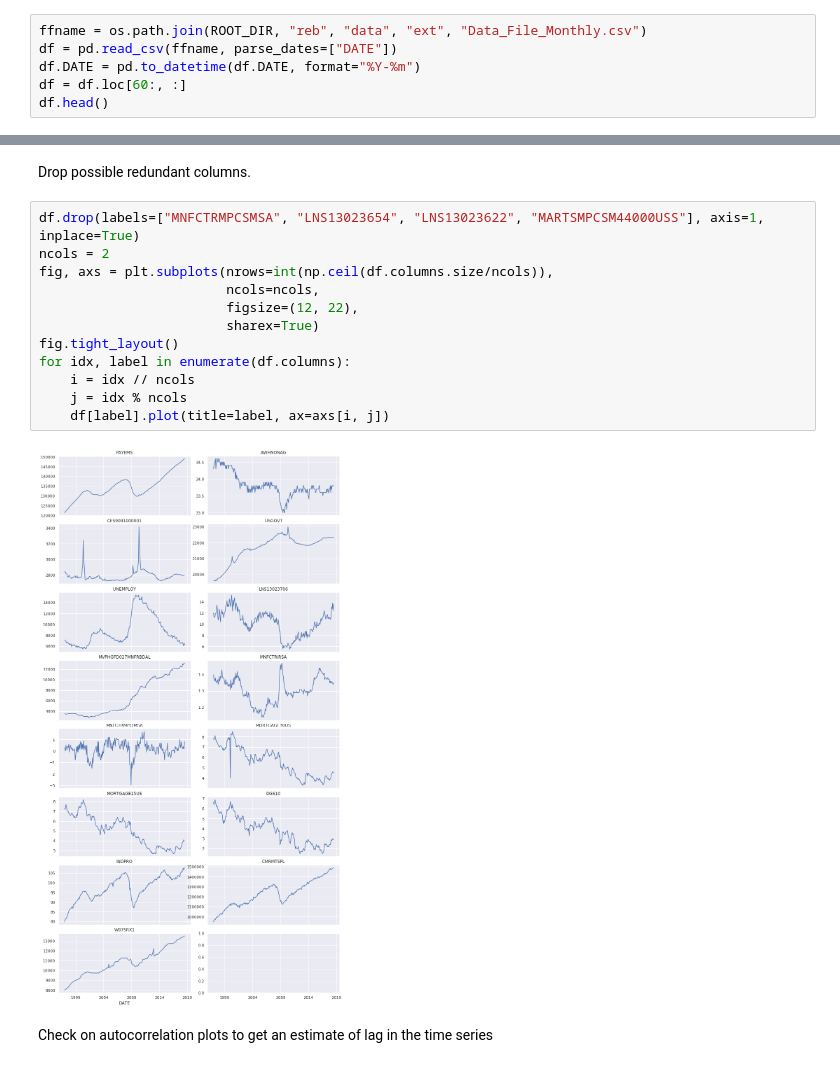
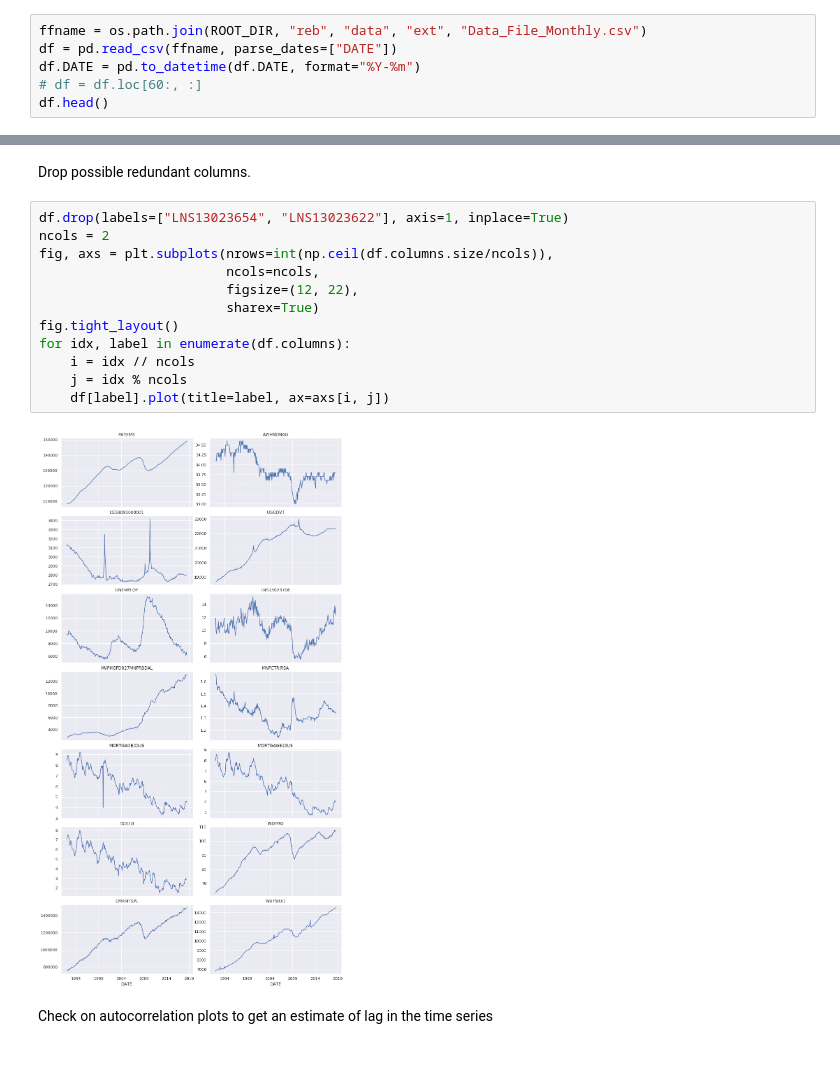
Before and after one commit to aidin-zadeh/reb, a Jupyter notebook: notebooks/1.1.prep.data.economic.indicators.monthly.ipynb, the cells around one changed output, grey strips where cells are left out. Saved outputs shown, nothing was run; the diff lists cells and outputs as text.

```diff
--- a/notebooks/1.1.prep.data.economic.indicators.monthly.ipynb
+++ b/notebooks/1.1.prep.data.economic.indicators.monthly.ipynb
@@ -18,7 +18,7 @@ sys.path.insert(0, ROOT_DIR)
 ffname = os.path.join(ROOT_DIR, "reb", "data", "ext", "Data_File_Monthly.csv")
 df = pd.read_csv(ffname, parse_dates=["DATE"])
 df.DATE = pd.to_datetime(df.DATE, format="%Y-%m")
-df = df.loc[60:, :]
+# df = df.loc[60:, :]
 df.head()
 # %% [output]
 |  | DATE | PAYEMS | CEU0500000003 | AWHNONAG | CES9091000001 | USGOVT | UNEMPLOY | LNS13023622 | LNS13023706 | ... |
@@ -116,19 +138,19 @@ for idx, label in enumerate(df.columns):
 # %% [markdown]
 Drop possible redundant columns.
 # %%
-df.drop(labels=["MNFCTRMPCSMSA", "LNS13023654", "LNS13023622", "MARTSMPCSM44000USS"], axis=1, inplace=True)
+df.drop(labels=["LNS13023654", "LNS13023622"], axis=1, inplace=True)
 ncols = 2
 fig, axs = plt.subplots(nrows=int(np.ceil(df.columns.size/ncols)),
                         ncols=ncols,
                         figsize=(12, 22),
                         sharex=True)
 fig.tight_layout()
 for idx, label in enumerate(df.columns):
     i = idx // ncols
     j = idx % ncols
     df[label].plot(title=label, ax=axs[i, j])
 # %% [output]
-[figure, old version]
+[figure, new version]
 # %% [markdown]
 Check on autocorrelation plots to get an estimate of lag in the time series
 # %%
```
Also changed, not shown: parts of 9 cells of this notebook, 5 other files.
